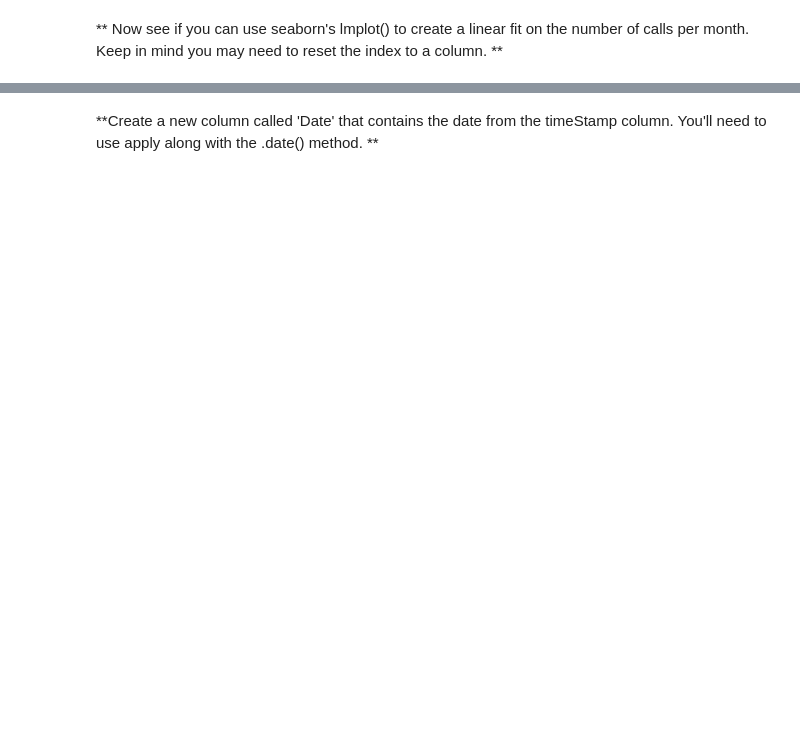
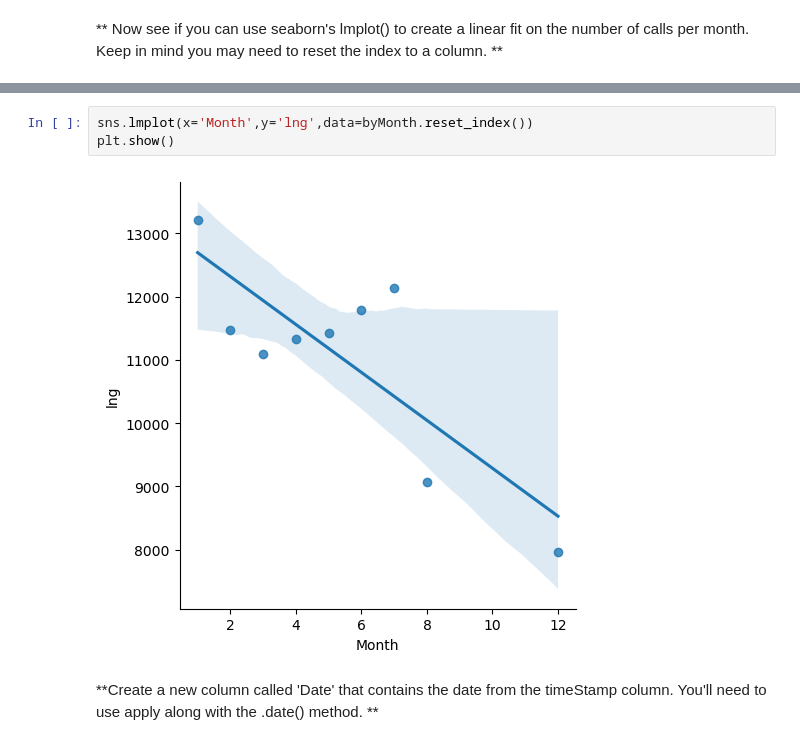
Before and after one commit to vedant09-git/911_project, a Jupyter notebook: 01-911 Calls Data Capstone Project.ipynb, the cells around one changed output, grey strips where cells are left out. Cells and saved outputs as stored; diff of their text form; blank space fills up the shorter version.

```diff
--- a/01-911 Calls Data Capstone Project.ipynb
+++ b/01-911 Calls Data Capstone Project.ipynb
@@ -245,2 +284,7 @@ _____
+# %%
+sns.lmplot(x='Month',y='lng',data=byMonth.reset_index())
+plt.show()
+# %% [output]
+[figure, added]
 # %% [markdown]
 **Create a new column called 'Date' that contains the date from the timeStamp column. You'll need to use apply along with the .date() method. **
```
Also changed, not shown: parts of 21 cells of this notebook.
